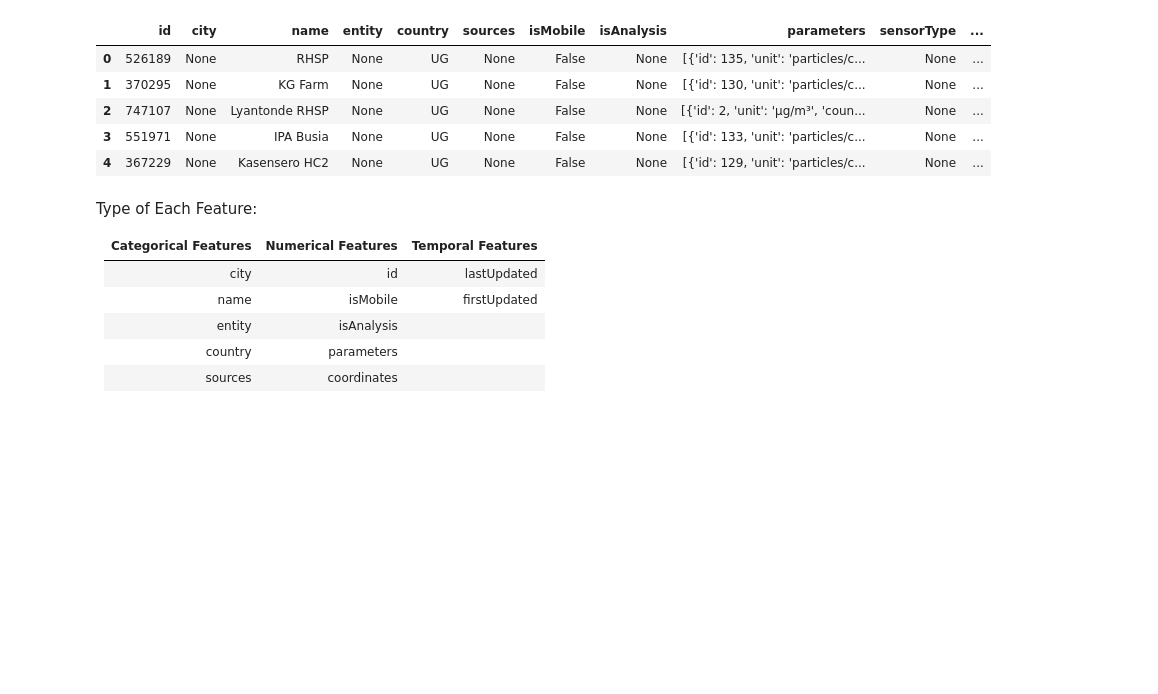
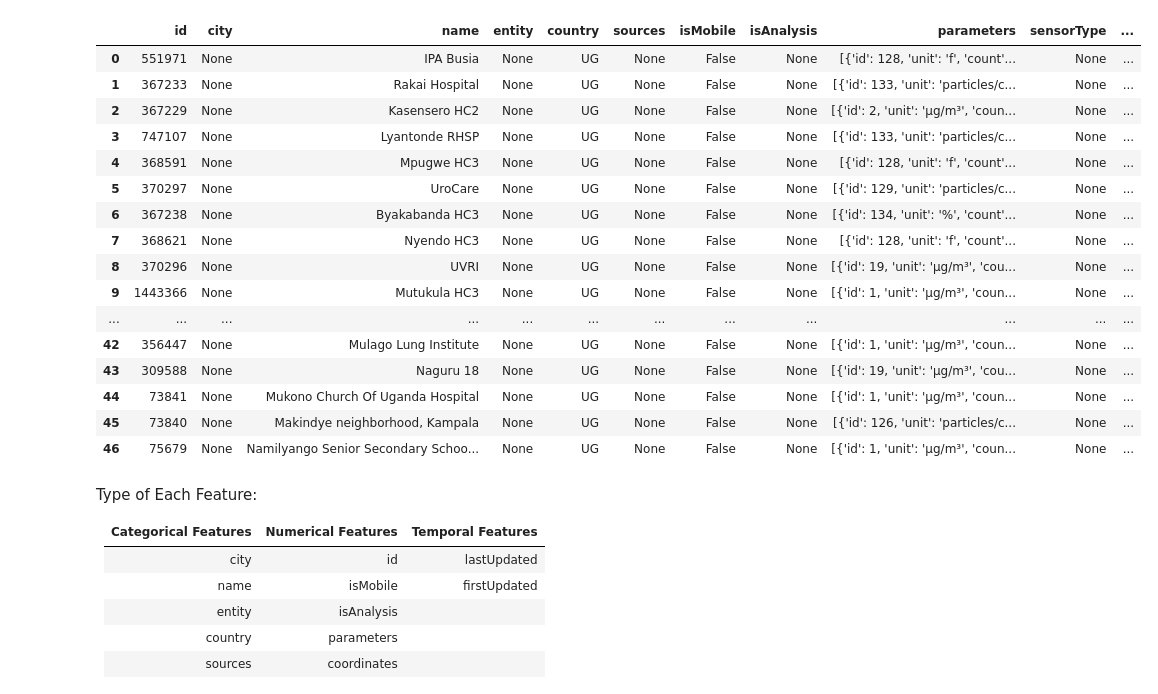
Before and after one commit to codingxperience/UgandaAirWatch-Analytics, a Jupyter notebook: team_work02.ipynb, the cells around one changed output. Cells and saved outputs as stored; diff of their text form; code cells hidden in the pictures; blank space fills up the shorter version.

```diff
--- a/team_work02.ipynb
+++ b/team_work02.ipynb
@@ -14,14 +15,25 @@ results = json_data.get('results', [])
 # %%
 # convert json to dataframe
 data = pd.DataFrame(results)
-data.head()
+data.head(47)
 # %% [output]
 |  | id | city | name | entity | country | sources | isMobile | isAnalysis | parameters | sensorType | ... |
-| 0 | 526189 | None | RHSP | None | UG | None | False | None | [{'id': 135, 'unit': 'particles/c... | None | ... |
-| 1 | 370295 | None | KG Farm | None | UG | None | False | None | [{'id': 130, 'unit': 'particles/c... | None | ... |
-| 2 | 747107 | None | Lyantonde RHSP | None | UG | None | False | None | [{'id': 2, 'unit': 'µg/m³', 'coun... | None | ... |
-| 3 | 551971 | None | IPA Busia | None | UG | None | False | None | [{'id': 133, 'unit': 'particles/c... | None | ... |
-| 4 | 367229 | None | Kasensero HC2 | None | UG | None | False | None | [{'id': 129, 'unit': 'particles/c... | None | ... |
+| 0 | 551971 | None | IPA Busia | None | UG | None | False | None | [{'id': 128, 'unit': 'f', 'count'... | None | ... |
+| 1 | 367233 | None | Rakai Hospital | None | UG | None | False | None | [{'id': 133, 'unit': 'particles/c... | None | ... |
+| 2 | 367229 | None | Kasensero HC2 | None | UG | None | False | None | [{'id': 2, 'unit': 'µg/m³', 'coun... | None | ... |
+| 3 | 747107 | None | Lyantonde RHSP | None | UG | None | False | None | [{'id': 133, 'unit': 'particles/c... | None | ... |
+| 4 | 368591 | None | Mpugwe HC3 | None | UG | None | False | None | [{'id': 128, 'unit': 'f', 'count'... | None | ... |
+| 5 | 370297 | None | UroCare | None | UG | None | False | None | [{'id': 129, 'unit': 'particles/c... | None | ... |
+| 6 | 367238 | None | Byakabanda HC3 | None | UG | None | False | None | [{'id': 134, 'unit': '%', 'count'... | None | ... |
+| 7 | 368621 | None | Nyendo HC3 | None | UG | None | False | None | [{'id': 128, 'unit': 'f', 'count'... | None | ... |
+| 8 | 370296 | None | UVRI | None | UG | None | False | None | [{'id': 19, 'unit': 'µg/m³', 'cou... | None | ... |
+| 9 | 1443366 | None | Mutukula HC3 | None | UG | None | False | None | [{'id': 1, 'unit': 'µg/m³', 'coun... | None | ... |
+| ... | ... | ... | ... | ... | ... | ... | ... | ... | ... | ... | ... |
+| 42 | 356447 | None | Mulago Lung Institute | None | UG | None | False | None | [{'id': 1, 'unit': 'µg/m³', 'coun... | None | ... |
+| 43 | 309588 | None | Naguru 18 | None | UG | None | False | None | [{'id': 19, 'unit': 'µg/m³', 'cou... | None | ... |
+| 44 | 73841 | None | Mukono Church Of Uganda Hospital | None | UG | None | False | None | [{'id': 1, 'unit': 'µg/m³', 'coun... | None | ... |
+| 45 | 73840 | None | Makindye neighborhood, Kampala | None | UG | None | False | None | [{'id': 126, 'unit': 'particles/c... | None | ... |
+| 46 | 75679 | None | Namilyango Senior Secondary Schoo... | None | UG | None | False | None | [{'id': 1, 'unit': 'µg/m³', 'coun... | None | ... |
 # %%
 # data[['name']]
 # %%
```
Also changed, not shown: parts of 7 cells of this notebook, 9 other files.
